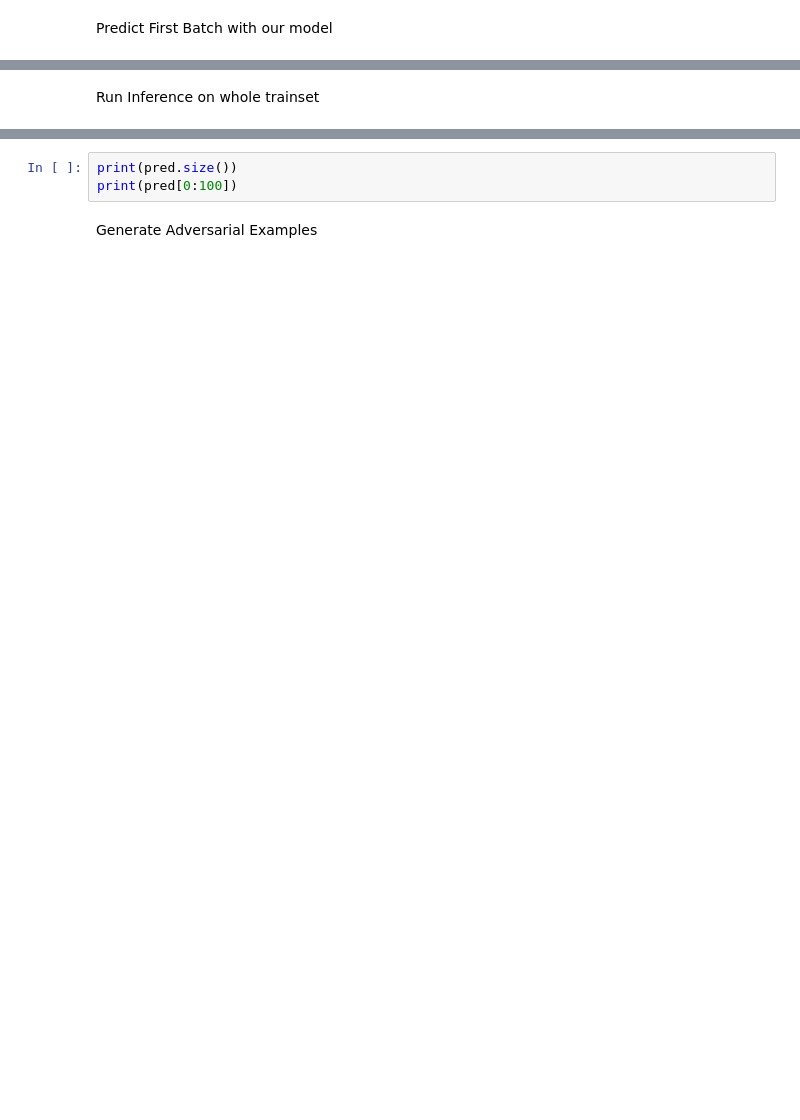
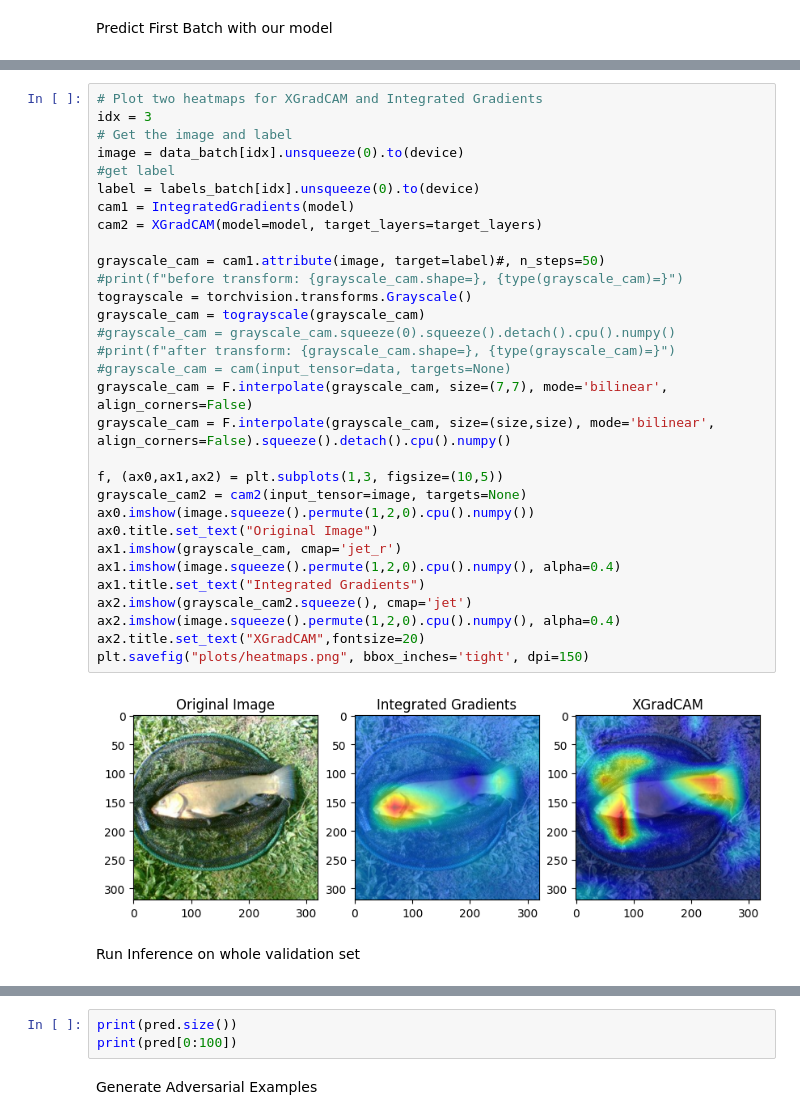
Before and after one commit to soberhofer/Invariance_based_Adversarial_Examples, a Jupyter notebook: main.ipynb, the cells around one changed output, grey strips where cells are left out. Drawn from its saved outputs; the diff is of its cells as text; blank space fills up the shorter version.

```diff
--- a/main.ipynb
+++ b/main.ipynb
@@ -179,5 +202,38 @@ imshow(out, denorm=False, title=[class_names[x] for x in preds])
+# %%
+# Plot two heatmaps for XGradCAM and Integrated Gradients
+idx = 3
+# Get the image and label
+image = data_batch[idx].unsqueeze(0).to(device)
+#get label
+label = labels_batch[idx].unsqueeze(0).to(device)
+cam1 = IntegratedGradients(model)
+cam2 = XGradCAM(model=model, target_layers=target_layers)
+
+grayscale_cam = cam1.attribute(image, target=label)#, n_steps=50)
+#print(f"before transform: {grayscale_cam.shape=}, {type(grayscale_cam)=}")
+tograyscale = torchvision.transforms.Grayscale()
+grayscale_cam = tograyscale(grayscale_cam)
+#grayscale_cam = grayscale_cam.squeeze(0).squeeze().detach().cpu().numpy()
+#print(f"after transform: {grayscale_cam.shape=}, {type(grayscale_cam)=}")
+#grayscale_cam = cam(input_tensor=data, targets=None)
+grayscale_cam = F.interpolate(grayscale_cam, size=(7,7), mode='bilinear', align_corners=False)
+grayscale_cam = F.interpolate(grayscale_cam, size=(size,size), mode='bilinear', align_corners=False).squeeze().detach().cpu().numpy()
+
+f, (ax0,ax1,ax2) = plt.subplots(1,3, figsize=(10,5))
+grayscale_cam2 = cam2(input_tensor=image, targets=None)
+ax0.imshow(image.squeeze().permute(1,2,0).cpu().numpy())
+ax0.title.set_text("Original Image")
+ax1.imshow(grayscale_cam, cmap='jet_r')
+ax1.imshow(image.squeeze().permute(1,2,0).cpu().numpy(), alpha=0.4)
+ax1.title.set_text("Integrated Gradients")
+ax2.imshow(grayscale_cam2.squeeze(), cmap='jet')
+ax2.imshow(image.squeeze().permute(1,2,0).cpu().numpy(), alpha=0.4)
+ax2.title.set_text("XGradCAM",fontsize=20)
+plt.savefig("plots/heatmaps.png", bbox_inches='tight', dpi=150)
+# %% [output]
+[figure, added]
 # %% [markdown]
-Run Inference on whole trainset
+Run Inference on whole validation set
 # %%
 all_predictions = []
 num_correct = 0
```
Also changed, not shown: parts of 33 cells of this notebook.
